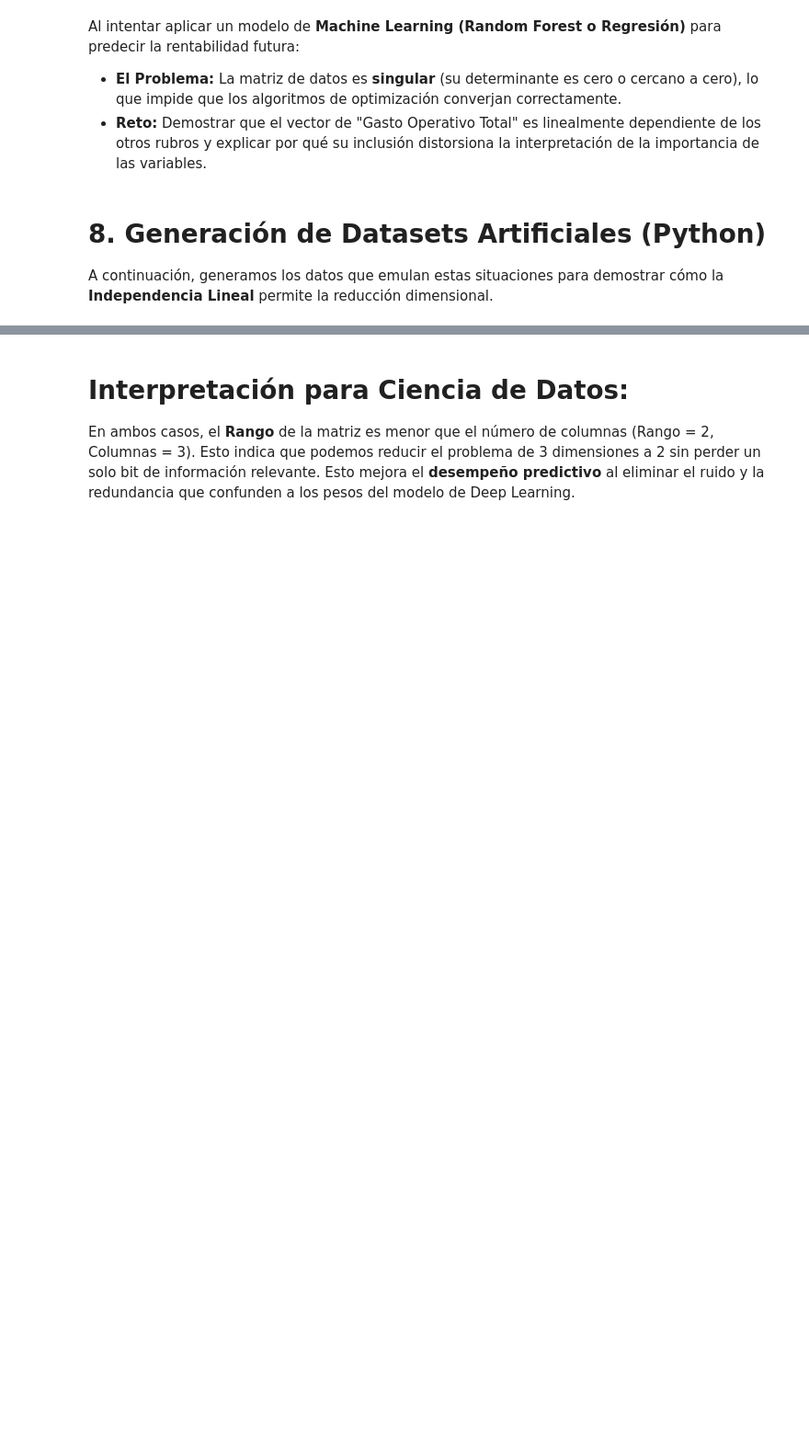
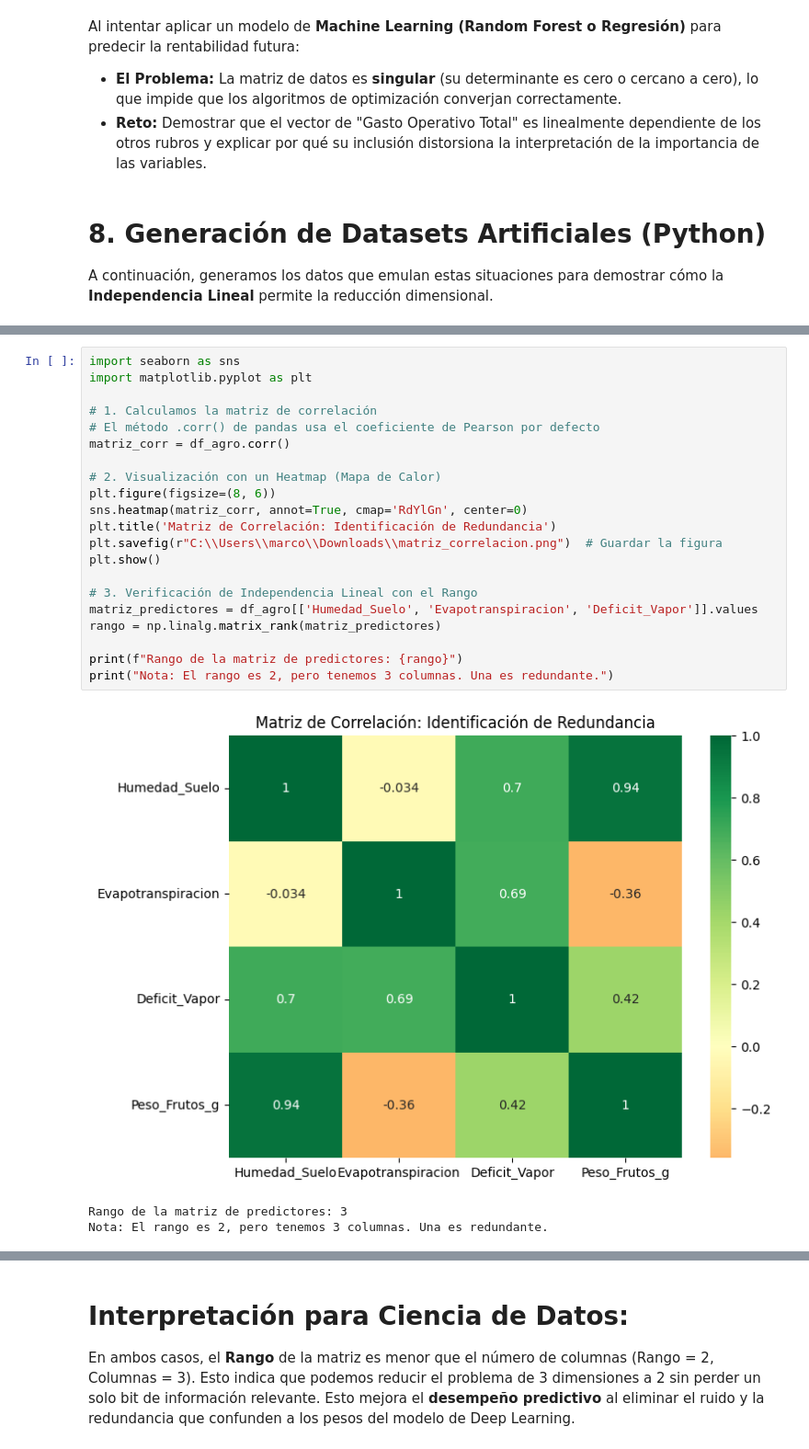
Before and after one commit to marco-canas/linear_algebra, a Jupyter notebook: 7_curso_algebra_lineal_agro_python_datos/04_modulo/dependencia_independencia_lineal.ipynb, the cells around one changed output, grey strips where cells are left out. Shown at 92% size. Drawn from its saved outputs; the diff is of its cells as text; blank space fills up the shorter version.

Commit message:
mejor clase de independencia lineal

```diff
--- a/7_curso_algebra_lineal_agro_python_datos/04_modulo/dependencia_independencia_lineal.ipynb
+++ b/7_curso_algebra_lineal_agro_python_datos/04_modulo/dependencia_independencia_lineal.ipynb
@@ -352,0 +381,25 @@ Resultado: Hay Dependencia Lineal (Redundancia detectada).
+# %%
+import seaborn as sns
+import matplotlib.pyplot as plt
+
+# 1. Calculamos la matriz de correlación
+# El método .corr() de pandas usa el coeficiente de Pearson por defecto
+matriz_corr = df_agro.corr()
+
+# 2. Visualización con un Heatmap (Mapa de Calor)
+plt.figure(figsize=(8, 6))
+sns.heatmap(matriz_corr, annot=True, cmap='RdYlGn', center=0)
+plt.title('Matriz de Correlación: Identificación de Redundancia')
+plt.savefig(r"C:\\Users\\marco\\Downloads\\matriz_correlacion.png")  # Guardar la figura
+plt.show()
+
+# 3. Verificación de Independencia Lineal con el Rango
+matriz_predictores = df_agro[['Humedad_Suelo', 'Evapotranspiracion', 'Deficit_Vapor']].values
+rango = np.linalg.matrix_rank(matriz_predictores)
+
+print(f"Rango de la matriz de predictores: {rango}")
+print("Nota: El rango es 2, pero tenemos 3 columnas. Una es redundante.")
+# %% [output]
+[figure, added]
+Rango de la matriz de predictores: 3
+Nota: El rango es 2, pero tenemos 3 columnas. Una es redundante.
```
Also changed, not shown: parts of 47 cells of this notebook.
